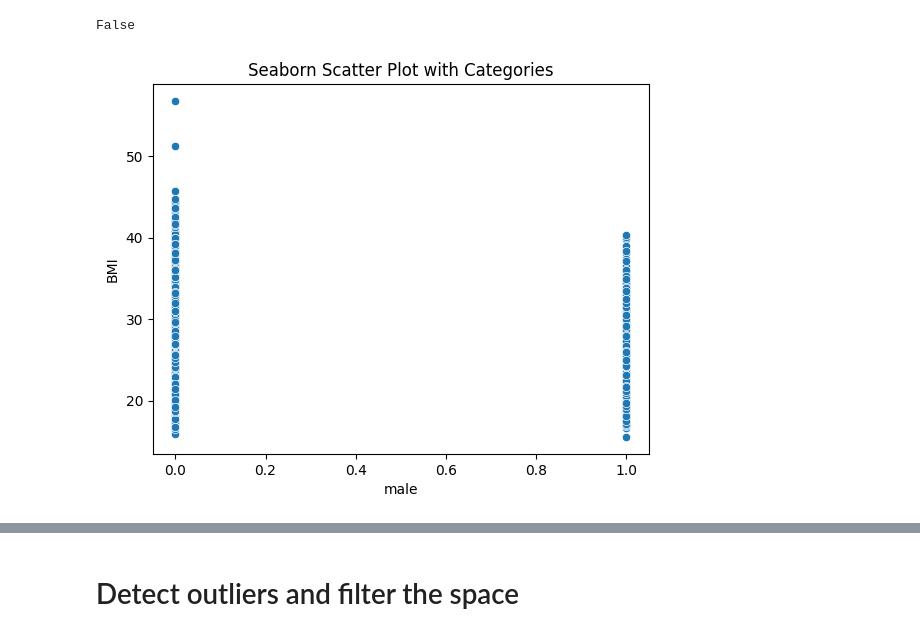
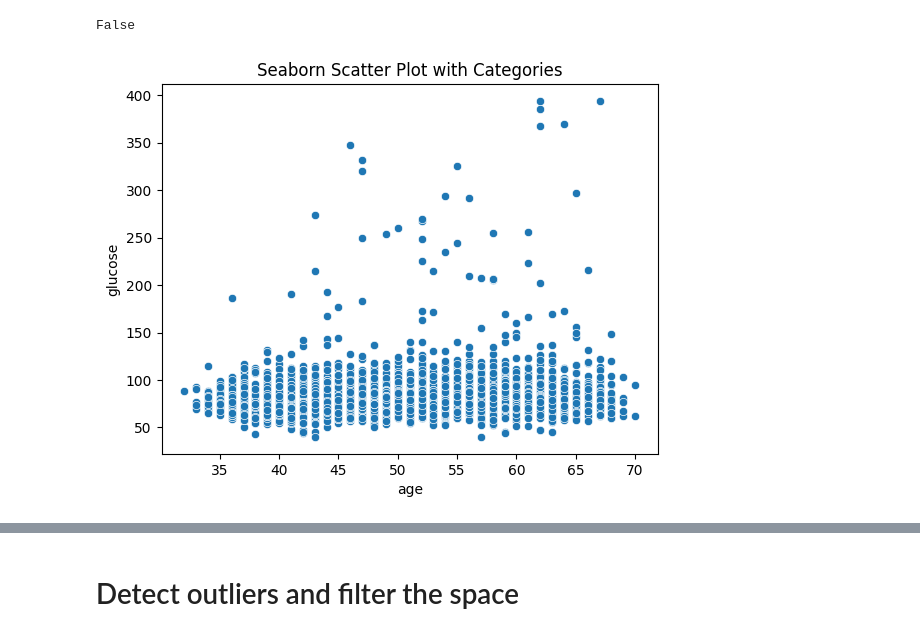
Before and after one commit to TarMatt/Coronary_disease, a Jupyter notebook: uni_project.ipynb, the cells around one changed output, grey strips where cells are left out. Drawn from its saved outputs; the diff is of its cells as text; code cells hidden in the pictures.

```diff
--- a/uni_project.ipynb
+++ b/uni_project.ipynb
@@ -44,10 +60,10 @@ False
 # %%
 import seaborn as sns
 
 # Scatter plot with hue
-sns.scatterplot(data=dataframe, x='male', y='BMI')
+sns.scatterplot(data=dataframe, x='age', y='glucose')
 
 plt.title('Seaborn Scatter Plot with Categories')
 plt.show()
 # %% [output]
-[figure, old version]
+[figure, new version]
```
Also changed, not shown: parts of 13 cells of this notebook.
